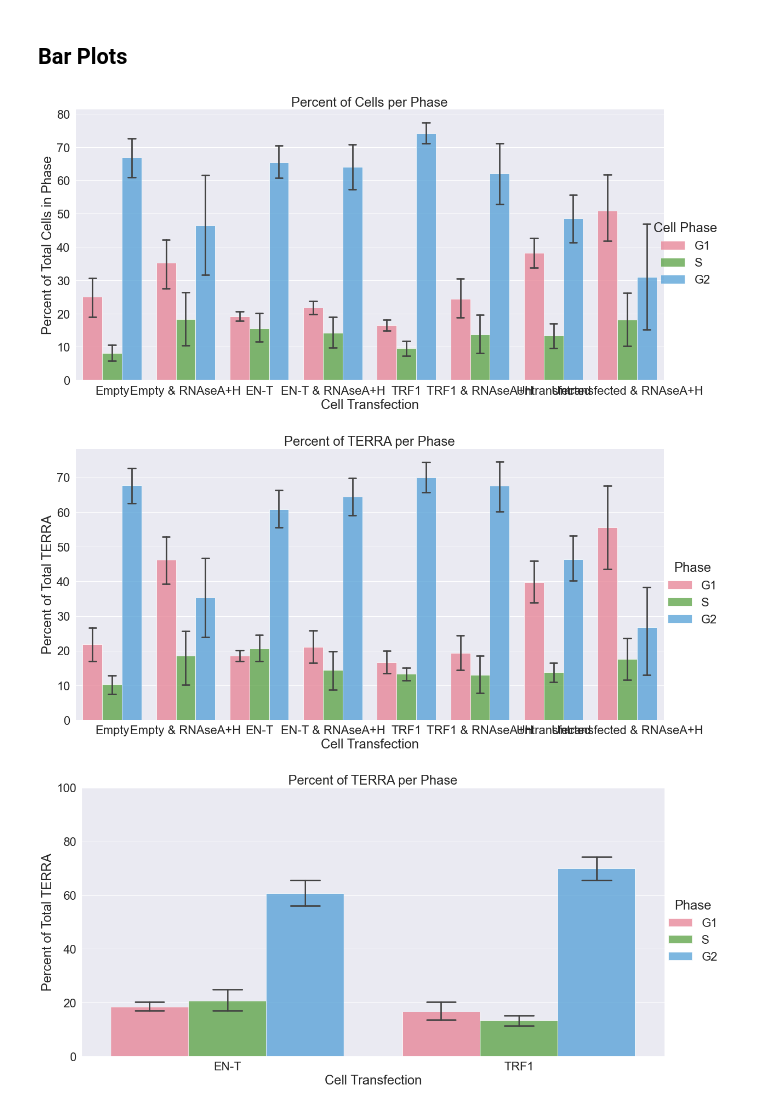
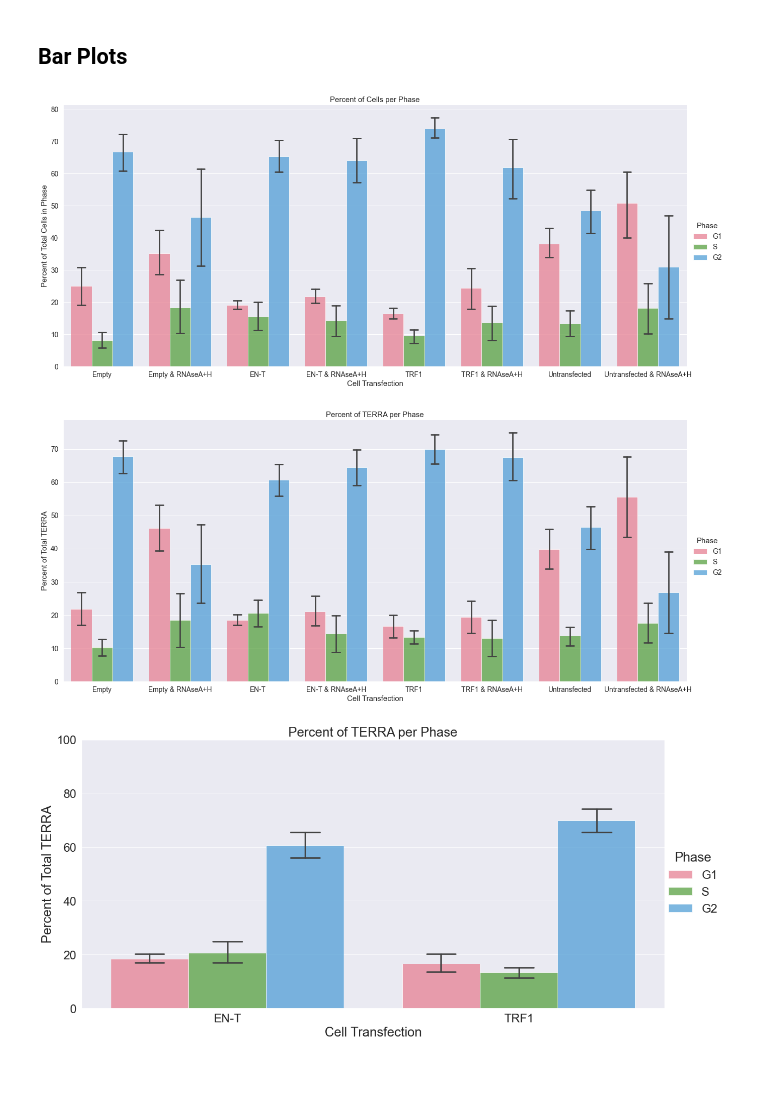
Before and after one commit to aidan-lew/TERRA_DSB, a Jupyter notebook: refined_terra_dsb.ipynb, the cells around one changed output. Drawn from its saved outputs; the diff is of its cells as text; code cells hidden in the pictures; blank space fills up the shorter version.

```diff
--- a/refined_terra_dsb.ipynb
+++ b/refined_terra_dsb.ipynb
@@ -616,25 +658,25 @@ No handles with labels found to put in legend.
 # %%
 # Catagorical bar plot for percent of cells per phase
 g = sns.catplot(
     data=g2_df, kind="bar",
     x="Cell_condition", y="Cell_%_In_Phase", hue="Phase",
-    capsize=0.1, ci=68, palette="husl", alpha=.75, height=8, aspect=2
+    capsize=0.1, ci=68, palette="husl", alpha=.75, height=8, aspect=2.25
 )
 
 g.despine(left=False)
 g.set_axis_labels("Cell Transfection", "Percent of Total Cells in Phase")
-g.legend.set_title("Cell Phase")
+g.legend.set_title("Phase")
 plt.title("Percent of Cells per Phase")
 
-#plt.savefig(f'g2_cell_percent_whole.png', dpi=900, bbox_inches='tight')
+plt.savefig(f'g2_cell_percent_whole.png', dpi=900, bbox_inches='tight')
 # %% [output]
-[figure, old version]
+[figure, new version]
 # %%
 # Catagorical bar plot for percent of TERRA per phase
 g = sns.catplot(
     data=g2_df, kind="bar",
     x="Cell_condition", y="TERRA_%_In_Phase", hue="Phase",
-    capsize=0.1, ci=68, palette="husl", alpha=.75, height=8, aspect=2
+    capsize=0.1, ci=68, palette="husl", alpha=.75, height=8, aspect=2.25
 )
 
 g.despine(left=False, bottom = True)
@@ -642,9 +684,9 @@ g.set_axis_labels("Cell Transfection", "Percent of Total TERRA")
 g.legend.set_title("Phase")
 plt.title("Percent of TERRA per Phase")
 
-plt.savefig(f'g2_terra_percent_whole.png', dpi=900, bbox_inches='tight')
+#plt.savefig(f'g2_terra_percent_whole.png', dpi=900, bbox_inches='tight')
 # %% [output]
-[figure, old version]
+[figure, new version]
 # %%
 # Show that TERRA accumulates in G2 to Telo DSB's
 ax = sns.set(font_scale=2)
```
Also changed, not shown: parts of 3 cells of this notebook.
